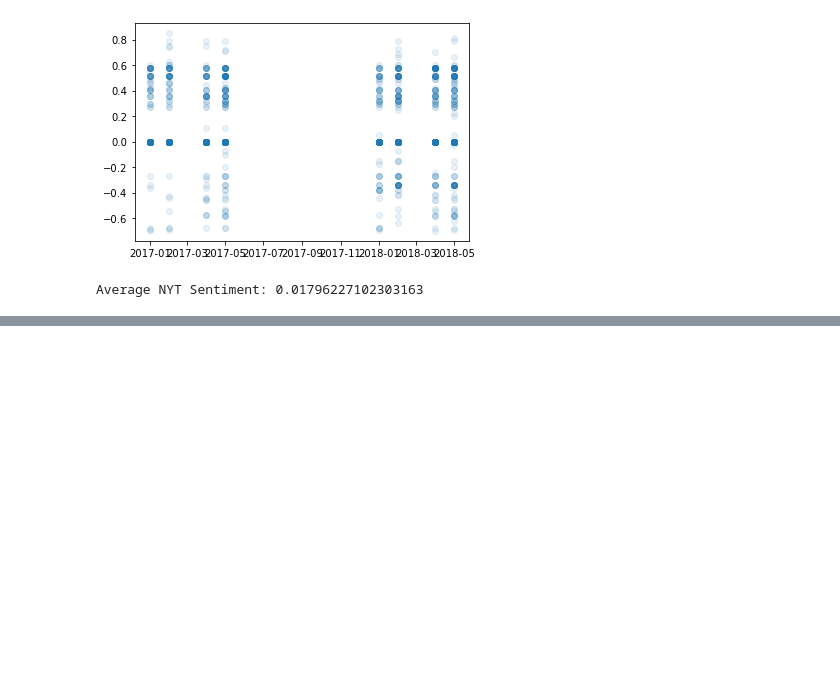
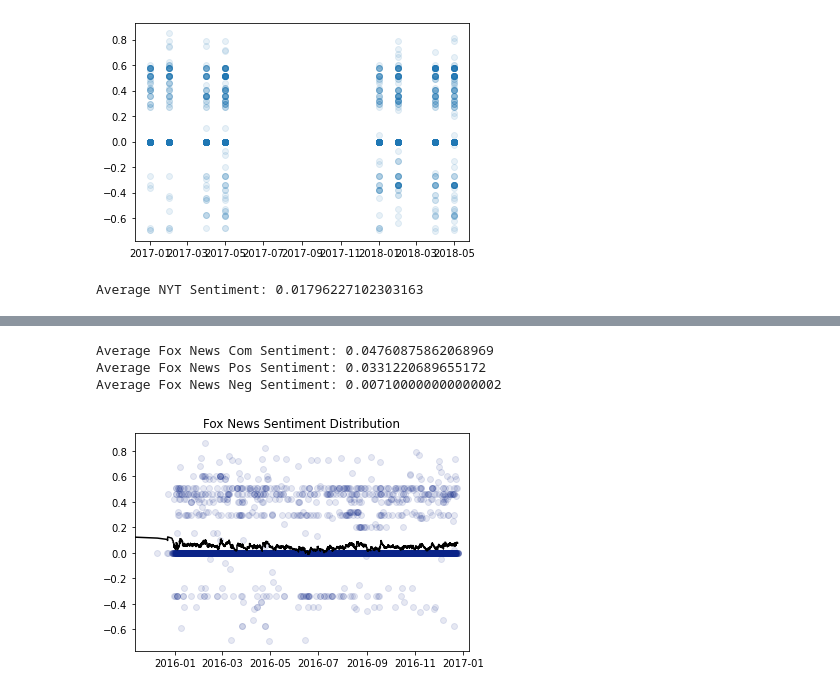
Before and after one commit to ArshSiddiqui/SentimentAnalysis, a Jupyter notebook: Sentiment of News Organizations.ipynb, the cells around one changed output, grey strips where cells are left out. Saved outputs shown, nothing was run; the diff lists cells and outputs as text; code cells hidden in the pictures; blank space fills up the shorter version.

Commit message:
Adjs to data output

```diff
--- a/Sentiment of News Organizations.ipynb
+++ b/Sentiment of News Organizations.ipynb
@@ -310,9 +357,13 @@ Average CNN Sentiment: 0.03414162891986066
 BusinessInsider = BusinessInsider.sort_values(by='Dates', ascending=True)
 BusinessInsiderCompoundSentimentScore = []
 BusinessInsiderTotSentiments = 0
+BusinessInsiderTotPosSentiments = 0
+BusinessInsiderTotNegSentiments = 0
 for c in range(0, len(BusinessInsider['Sentiment'])):
     BusinessInsiderCompoundSentimentScore.append(BusinessInsider['Sentiment'][c]['compound'])
     BusinessInsiderTotSentiments += BusinessInsider['Sentiment'][c]['compound']
+    BusinessInsiderTotPosSentiments += BusinessInsider['Sentiment'][c]['pos']
+    BusinessInsiderTotNegSentiments += BusinessInsider['Sentiment'][c]['neg']
 BusinessInsiderFig, BusinessInsiderax = plt.subplots()
 BusinessInsiderax.scatter(BusinessInsider['Dates'], BusinessInsiderCompoundSentimentScore, alpha = 0.1, color="#85D1EE")
 BusinessInsiderCompoundSentimentScoreSeries = pd.Series(data=BusinessInsiderCompoundSentimentScore, index=BusinessInsider['Dates'])
@@ -320,5 +371,9 @@ BusinessInsiderax.plot(BusinessInsiderCompoundSentimentScoreSeries.ewm(span=100)
 BusinessInsiderax.set_title("Business Insider Sentiment Distribution")
 
 BusinessInsiderTotSentiments /= len(BusinessInsidersentiments)
-print("Average Business Insider Sentiment:", BusinessInsiderTotSentiments)
+BusinessInsiderTotPosSentiments /= len(BusinessInsidersentiments)
+BusinessInsiderTotNegSentiments /= len(BusinessInsidersentiments)
+print("Average Business Insider Com Sentiment:", BusinessInsiderTotSentiments)
+print("Average Business Insider Pos Sentiment:", BusinessInsiderTotPosSentiments)
+print("Average Business Insider Neg Sentiment:", BusinessInsiderTotNegSentiments)
 # %% [output]
@@ -491,0 +412,29 @@ TotFig.set_size_inches(15, 8)
+# %%
+FoxNews = FoxNews.sort_values(by='Dates', ascending=True)
+FoxNewsCompoundSentimentScore = []
+FoxNewsTotSentiments = 0
+FoxNewsTotPosSentiments = 0
+FoxNewsTotNegSentiments = 0
+for c in range(0, len(FoxNews['Sentiment'])):
+    FoxNewsCompoundSentimentScore.append(FoxNews['Sentiment'][c]['compound'])
+    FoxNewsTotSentiments += FoxNews['Sentiment'][c]['compound']
+    FoxNewsTotPosSentiments += FoxNews['Sentiment'][c]['pos']
+    FoxNewsTotNegSentiments += FoxNews['Sentiment'][c]['neg']
+FoxNewsFig, FoxNewsax = plt.subplots()
+FoxNewsax.scatter(FoxNews['Dates'], FoxNewsCompoundSentimentScore, alpha = 0.1, color="#0B2488")
+FoxNewsCompoundSentimentScoreSeries = pd.Series(data=FoxNewsCompoundSentimentScore, index=FoxNews['Dates'])
+FoxNewsax.plot(FoxNewsCompoundSentimentScoreSeries.ewm(span=100).mean(), color="black")
+FoxNewsax.set_title("Fox News Sentiment Distribution")
+FoxNewsax.set_xlim(16750, 17175)
+
+FoxNewsTotSentiments /= len(FoxNewssentiments)
+FoxNewsTotPosSentiments /= len(FoxNewssentiments)
+FoxNewsTotNegSentiments /= len(FoxNewssentiments)
+print("Average Fox News Com Sentiment:", FoxNewsTotSentiments)
+print("Average Fox News Pos Sentiment:", FoxNewsTotPosSentiments)
+print("Average Fox News Neg Sentiment:", FoxNewsTotNegSentiments)
+# %% [output]
+Average Fox News Com Sentiment: 0.04760875862068969
+Average Fox News Pos Sentiment: 0.0331220689655172
+Average Fox News Neg Sentiment: 0.007100000000000002
+[figure, added]
```
Also changed, not shown: parts of 24 cells of this notebook.
